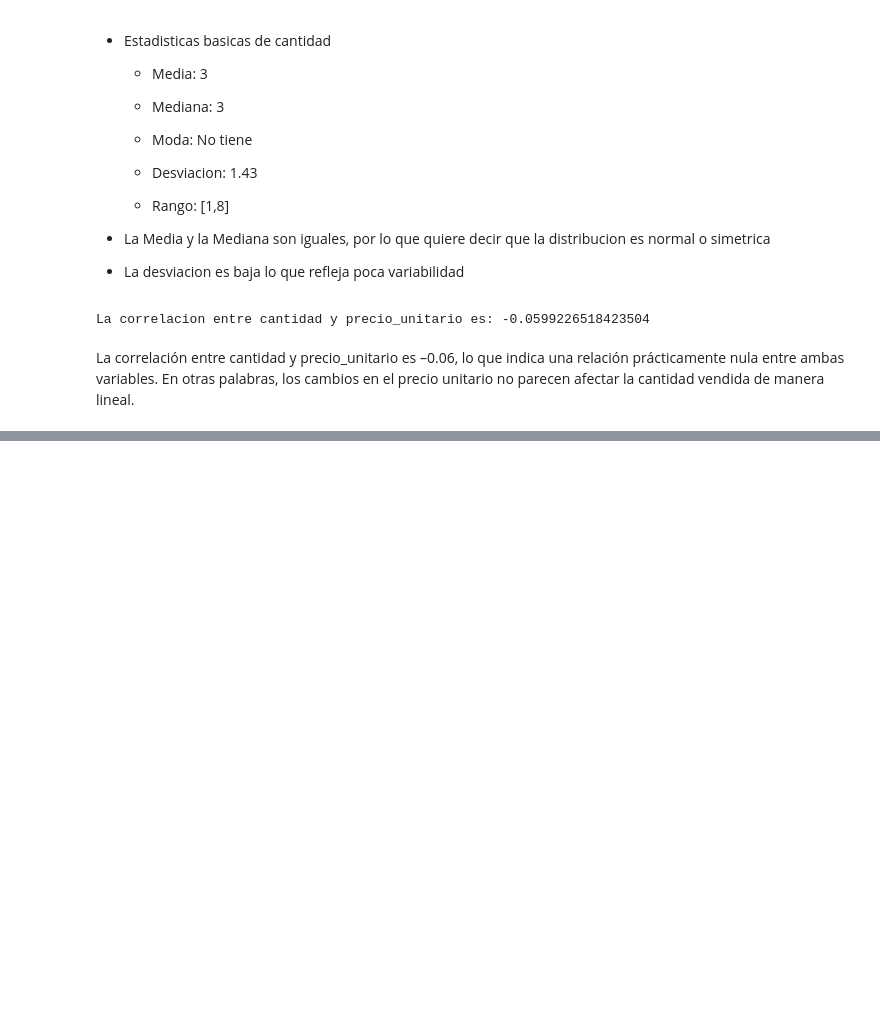
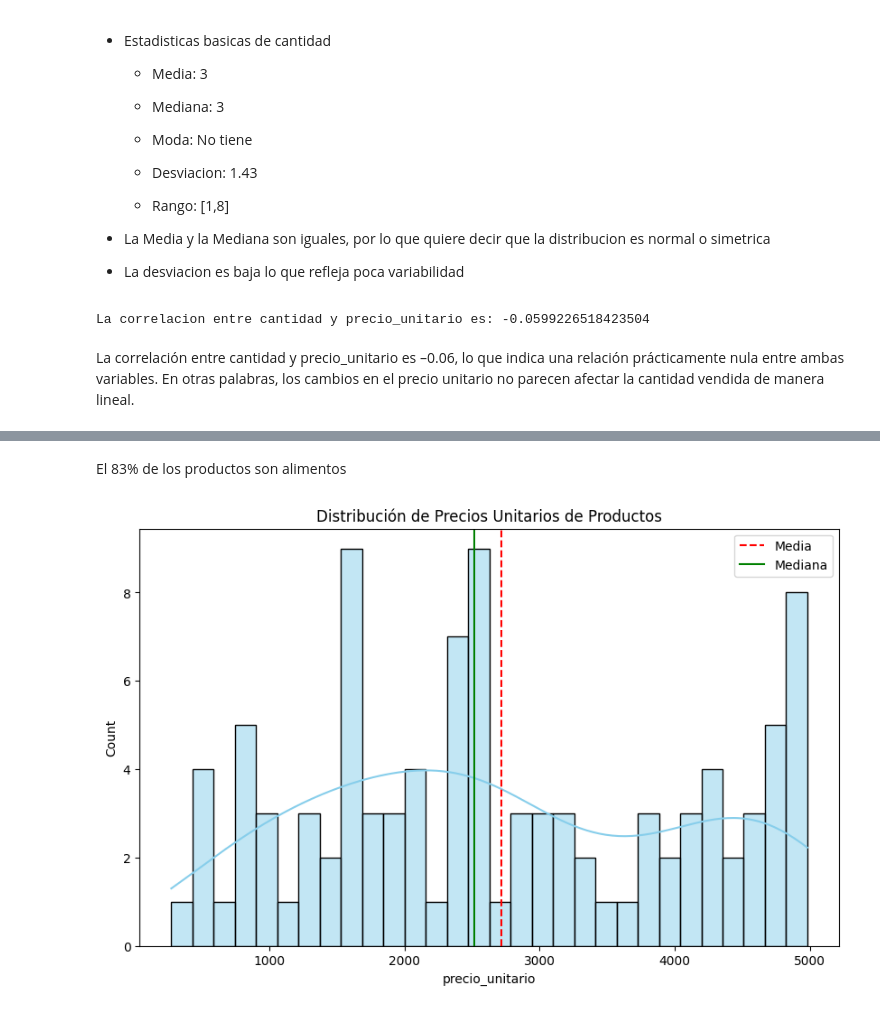
Before and after one commit to luisestebanardiles/Proyecto-Aurelion, a Jupyter notebook: limpieza_datos.ipynb, the cells around one changed output, grey strips where cells are left out. Saved outputs shown, nothing was run; the diff lists cells and outputs as text; code cells hidden in the pictures; blank space fills up the shorter version.

```diff
--- a/limpieza_datos.ipynb
+++ b/limpieza_datos.ipynb
@@ -546,0 +581,16 @@ En otras palabras, los cambios en el precio unitario no parecen afectar la canti
+# %% [markdown]
+El 83% de los productos son alimentos
+# %%
+# precio unitario respecto a los productos
+plt.figure(figsize=(10,6))
+sns.histplot(df_productos_limpio['precio_unitario'], bins=30, kde=True, color='skyblue')
+plt.title('Distribución de Precios Unitarios de Productos')
+#quiero que se visualice la media y la mediana en el grafico
+media = df_productos_limpio['precio_unitario'].mean()
+mediana = df_productos_limpio['precio_unitario'].median()
+plt.axvline(media, color='red', linestyle='--', label='Media')
+plt.axvline(mediana, color='green', linestyle='-', label='Mediana')
+plt.legend()
+plt.show()
+# %% [output]
+[figure, added]
```
Also changed, not shown: parts of 13 cells of this notebook.
